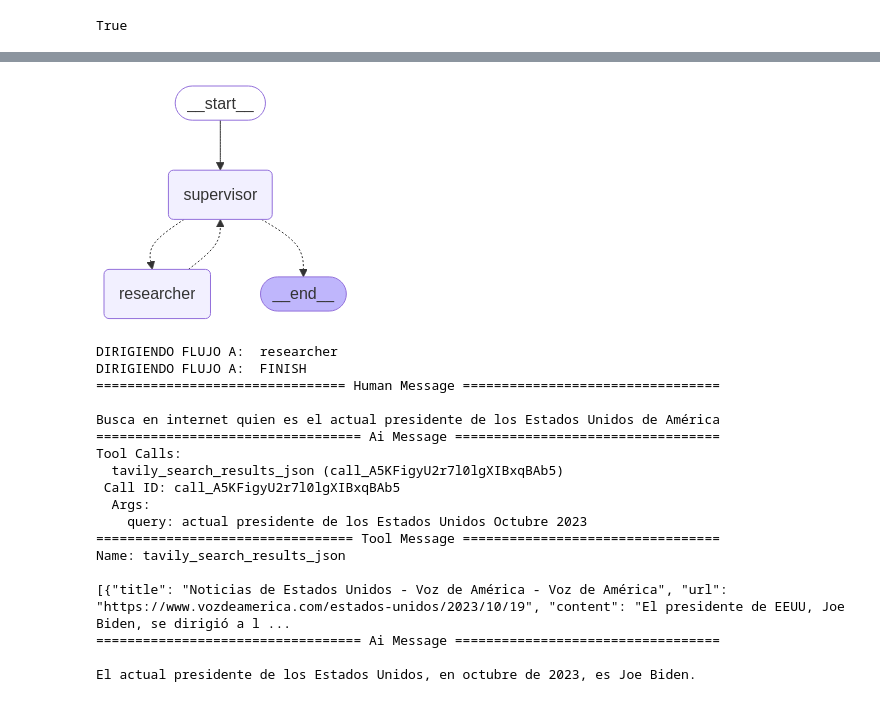
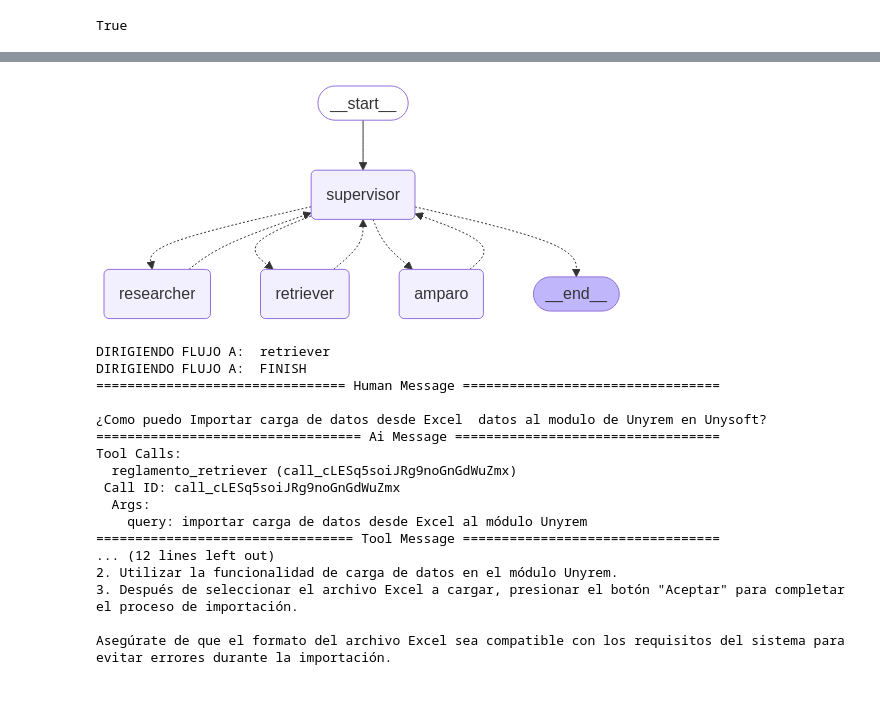
Before and after one commit to Dev-icpacifico/AmparoGraph, a Jupyter notebook: amparo_graph_v3.ipynb, the cells around one changed output, grey strips where cells are left out. Cells and saved outputs as stored; diff of their text form; code cells hidden in the pictures.

Commit message:
Update: Amparo v3.Dos nuevo nodos

```diff
--- a/amparo_graph_v3.ipynb
+++ b/amparo_graph_v3.ipynb
@@ -51,5 +198,15 @@ system_prompt =(
 # %%
-def supervisor_node(state: GlobalState) -> Command[Literal["researcher", "__end__"]]:
+def supervisor_node(state: GlobalState) -> Command[Literal["researcher", "retriever","amparo", "__end__"]]:
+    """user_input = state["messages"][-1]["content"]
+    intent = classify_intent(user_input)
+    print("intent: ", intent)
+    if intent[0] == "info":
+        print("INTENT DEBUG tipo de mensaje:", type(state["messages"][-1]))
+        # response = llm.with_structured_output(intent).invoke(state)
+        goto = "amparo"
+    else:
+        print(" SUPERVISOR DEBUG tipo de mensaje:", type(state["messages"][-1]))
+        print(state["messages"])"""
     messages = [{"role":"system", "content":system_prompt},] + state["messages"]
     response = llm.with_structured_output(Router).invoke(messages)
     goto = response["next"]
@@ -72,36 +229,60 @@ def search_node(state: GlobalState) -> Command[Literal["supervisor"]]:
     return Command(goto="supervisor",
                    update = {
                        "__state__": {"search":result["messages"]},"messages":result["messages"]})
+# %%
+# Crea una herramienta a partir del retriever
+retriever_tool = create_retriever_tool(
+    retriever,
+    name="reglamento_retriever",
+    description="Busca información manual de Unyrem de Unysoft."
+)
+# %%
+# Crea el agente con la herramienta
+retriever_agent = create_react_agent(
+    llm,
+    tools=[retriever_tool],
+    prompt="Eres un agente experto en responder preguntas sobre el manual de carga de datos al módulo UnyRem del sistema Unysoft,"
+)
+# %%
+def retriever_node(state: GlobalState) -> Command[Literal["supervisor"]]:
+    result = retriever_agent.invoke(state)
+    return Command(
+        goto="supervisor",
+        update={
+            "messages": result["messages"]
+        }
+    )
 # %%
 builder = StateGraph(GlobalState)
 builder.add_edge(START, "supervisor")
+builder.add_node("amparo", amparo)
 builder.add_node("supervisor", supervisor_node)
 builder.add_node("researcher",search_node)
+builder.add_node("retriever",retriever_node)
 
 graph =  builder.compile()
 display(Image(graph.get_graph().draw_mermaid_png()))
 # %% [output]
-[figure, old version]
+[figure, new version]
 # %%
-sal = graph.invoke({"messages":["Busca en internet quien es el actual presidente de los Estados Unidos de América"]})
-for m in sal['messages']:
-   m.pretty_print()
+sal = graph.invoke({"messages": ["¿Como puedo Importar carga de datos desde Excel  datos al modulo de Unyrem en Unysoft?"]})
+for m in sal["messages"]:
+    m.pretty_print()
 # %% [output]
-DIRIGIENDO FLUJO A:  researcher
+DIRIGIENDO FLUJO A:  retriever
 DIRIGIENDO FLUJO A:  FINISH
 ================================ Human Message =================================
 
-Busca en internet quien es el actual presidente de los Estados Unidos de América
+¿Como puedo Importar carga de datos desde Excel  datos al modulo de Unyrem en Unysoft?
 ================================== Ai Message ==================================
 Tool Calls:
-  tavily_search_results_json (call_A5KFigyU2r7l0lgXIBxqBAb5)
- Call ID: call_A5KFigyU2r7l0lgXIBxqBAb5
+  reglamento_retriever (call_cLESq5soiJRg9noGnGdWuZmx)
+ Call ID: call_cLESq5soiJRg9noGnGdWuZmx
   Args:
-    query: actual presidente de los Estados Unidos Octubre 2023
+    query: importar carga de datos desde Excel al módulo Unyrem
 ================================= Tool Message =================================
-Name: tavily_search_results_json
+... (12 lines left out)
+2. Utilizar la funcionalidad de carga de datos en el módulo Unyrem.
+3. Después de seleccionar el archivo Excel a cargar, presionar el botón "Aceptar" para completar el proceso de importación.
 
-[{"title": "Noticias de Estados Unidos - Voz de América - Voz de América", "url": "https://www.vozdeamerica.com/estados-unidos/2023/10/19", "content": "El presidente de EEUU, Joe Biden, se dirigió a l ...
-================================== Ai Message ==================================
-
-El actual presidente de los Estados Unidos, en octubre de 2023, es Joe Biden.
+Asegúrate de que el formato del archivo Excel sea compatible con los requisitos del sistema para evitar errores durante la importación.
```
Also changed, not shown: parts of 13 cells of this notebook.
